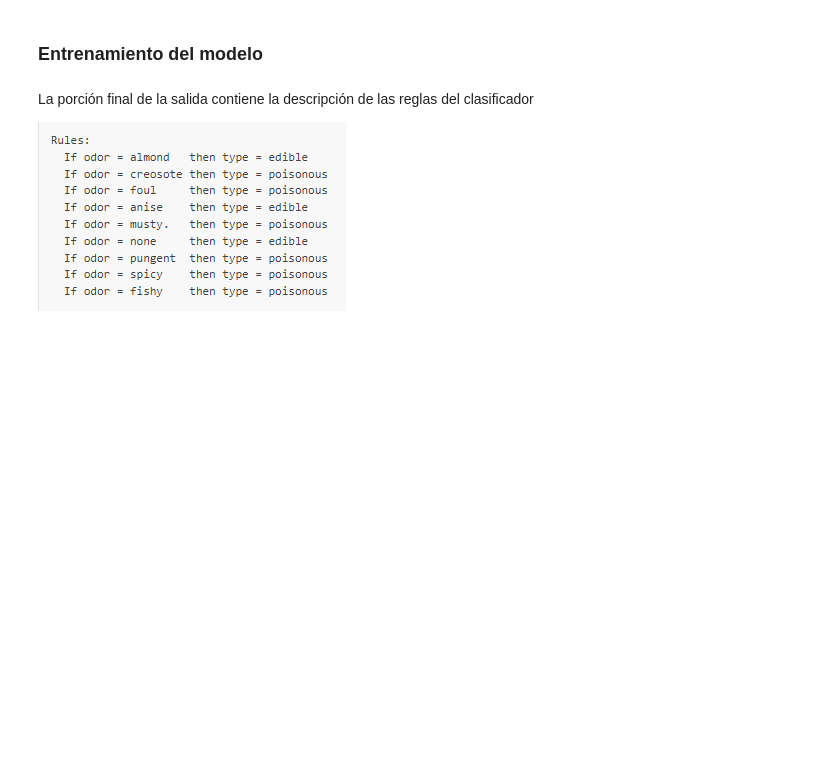
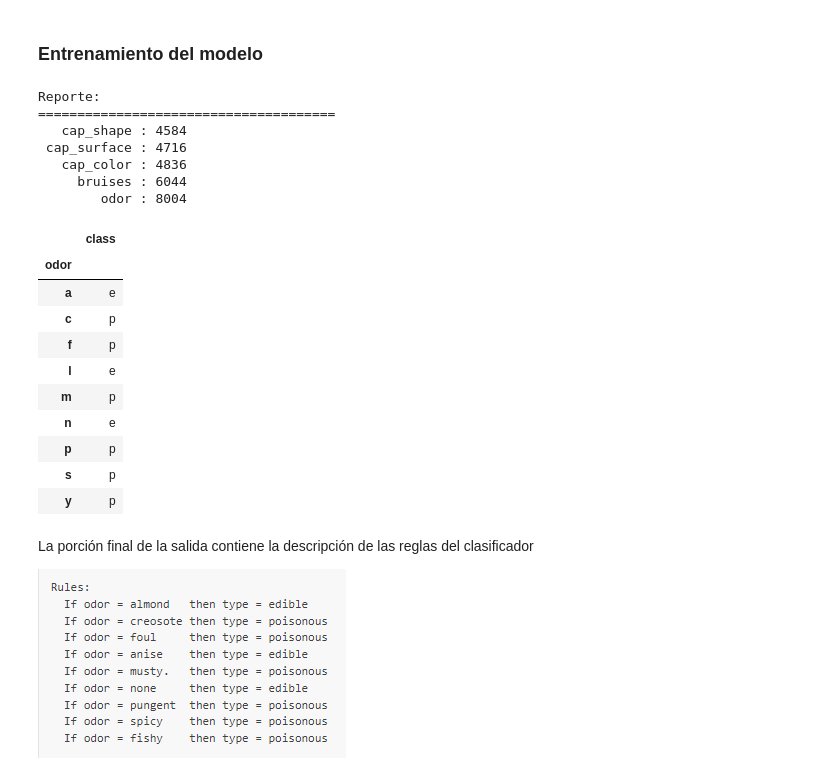
Before and after one commit to oecorrechag/Analitica-predictiva-course, a Jupyter notebook: notebooks/02_seccion/2.0.0 Fundamentos de estadística/2.2.2 Identificación de hongos venenosos usando 1R.ipynb, the cells around one changed output. Drawn from its saved outputs; the diff is of its cells as text; code cells hidden in the pictures; blank space fills up the shorter version.

```diff
--- a/notebooks/02_seccion/2.0.0 Fundamentos de estadística/2.2.2 Identificación de hongos venenosos usando 1R.ipynb
+++ b/notebooks/02_seccion/2.0.0 Fundamentos de estadística/2.2.2 Identificación de hongos venenosos usando 1R.ipynb
@@ -134,7 +215,7 @@ class OneR:
             df0 = df[list(X_cols) + [target_col]].copy()
             df0["counter"] = 0
             df0 = df0.groupby([var, target_col], as_index=False).count()[[var, target_col, "counter"]]
-            df0_max_counter = df0.groupby([var], as_index=False)["counter"].transform(max)
+            df0_max_counter = df0.groupby([var], as_index=False).transform(max)
             df0_idx = df0["counter"] == df0_max_counter["counter"]
             df0 = df0.loc[df0_idx, [var, target_col]]
             df0 = df0.groupby(var, as_index=False).first()
@@ -159,10 +240,29 @@ class OneR:
 # %%
 #
 # Aplicación al caso actual
 #
 m = OneR()
-m.fit(df, X_cols=df.columns[1:], target_col='type')
+m.fit(df, X_cols=df.columns[1:], target_col='class')
 m.rules
+# %% [output]
+Reporte:
+======================================
+   cap_shape : 4584
+ cap_surface : 4716
+   cap_color : 4836
+     bruises : 6044
+        odor : 8004
+|  | class |
+| odor |  |
+| a | e |
+| c | p |
+| f | p |
+| l | e |
+| m | p |
+| n | e |
+| p | p |
+| s | p |
+| y | p |
 # %% [markdown]
 La porción final de la salida contiene la descripción de las reglas del clasificador
 
```
Also changed, not shown: parts of 10 cells of this notebook, 4 other files.
